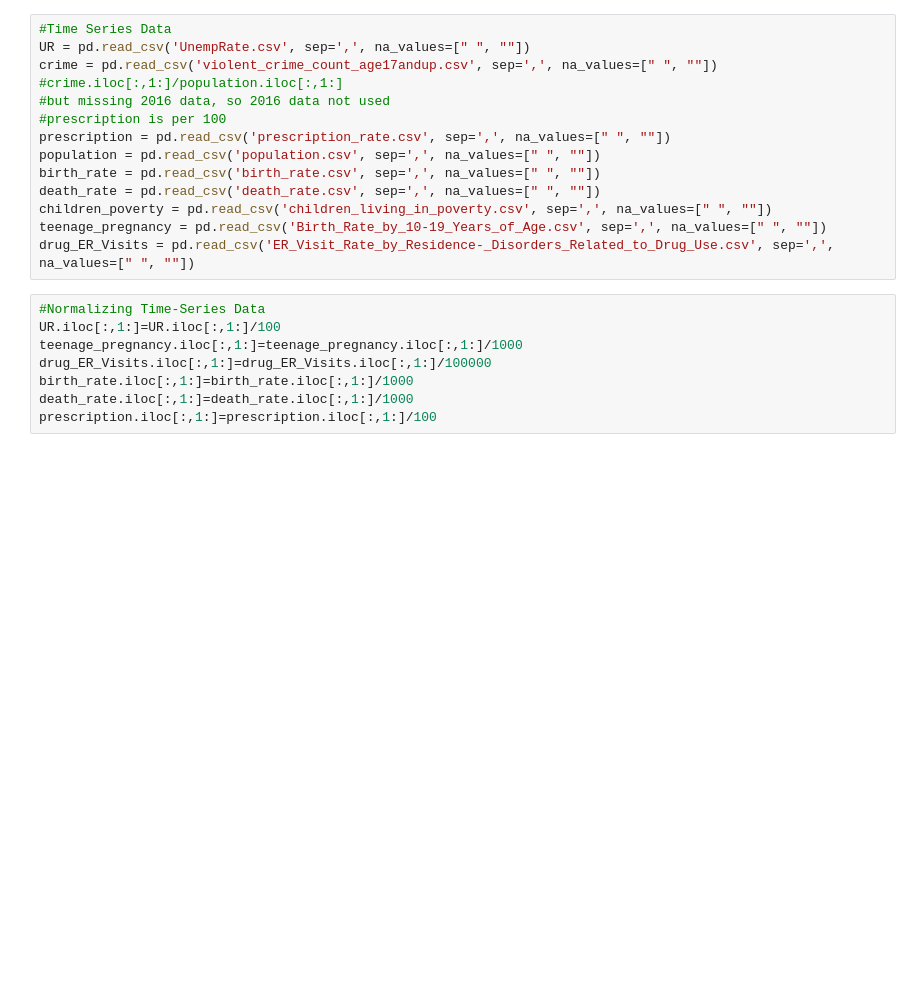
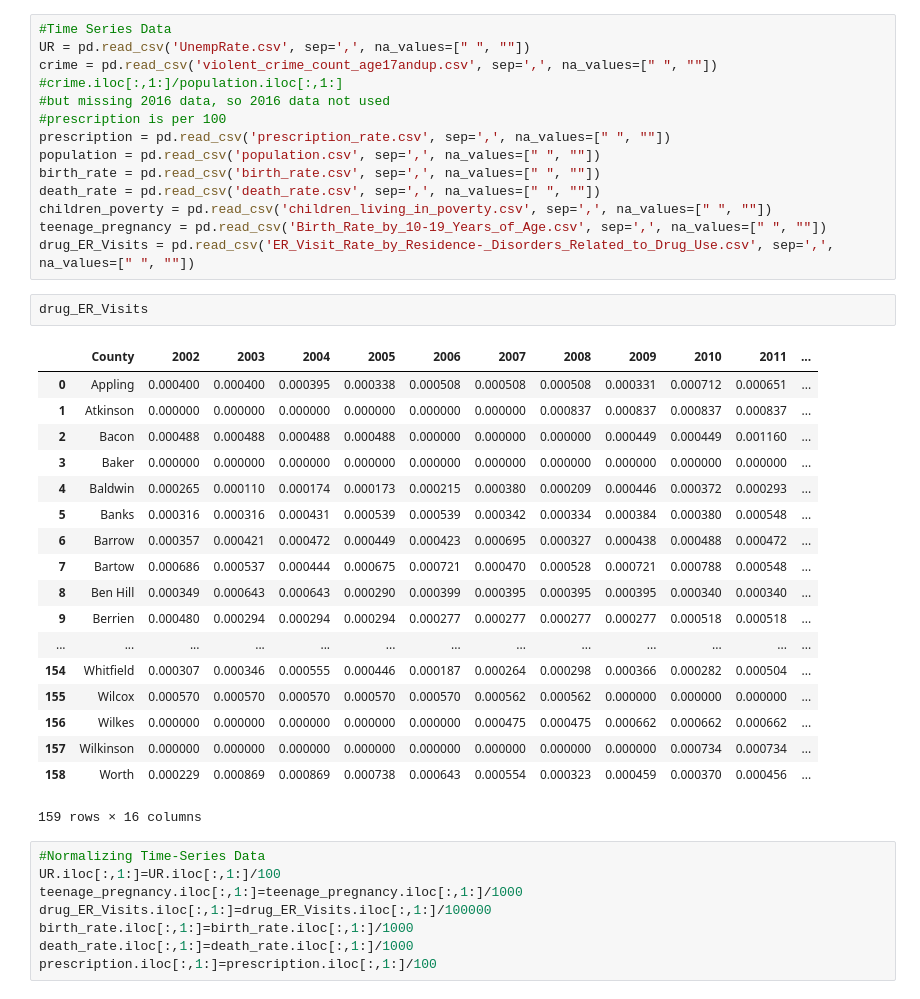
Before and after one commit to seungkwanbaek/GeorgiaOpioid, a Jupyter notebook: Aggregating Data.ipynb, the cells around one changed output. Drawn from its saved outputs; the diff is of its cells as text; blank space fills up the shorter version.

```diff
--- a/Aggregating Data.ipynb
+++ b/Aggregating Data.ipynb
@@ -27,6 +27,27 @@ death_rate = pd.read_csv('death_rate.csv', sep=',', na_values=[" ", ""])
 children_poverty = pd.read_csv('children_living_in_poverty.csv', sep=',', na_values=[" ", ""])
 teenage_pregnancy = pd.read_csv('Birth_Rate_by_10-19_Years_of_Age.csv', sep=',', na_values=[" ", ""])
 drug_ER_Visits = pd.read_csv('ER_Visit_Rate_by_Residence-_Disorders_Related_to_Drug_Use.csv', sep=',', na_values=[" ", ""])
+# %%
+drug_ER_Visits
+# %% [output]
+|  | County | 2002 | 2003 | 2004 | 2005 | 2006 | 2007 | 2008 | 2009 | 2010 | 2011 | ... |
+| 0 | Appling | 0.000400 | 0.000400 | 0.000395 | 0.000338 | 0.000508 | 0.000508 | 0.000508 | 0.000331 | 0.000712 | 0.000651 | ... |
+| 1 | Atkinson | 0.000000 | 0.000000 | 0.000000 | 0.000000 | 0.000000 | 0.000000 | 0.000837 | 0.000837 | 0.000837 | 0.000837 | ... |
+| 2 | Bacon | 0.000488 | 0.000488 | 0.000488 | 0.000488 | 0.000000 | 0.000000 | 0.000000 | 0.000449 | 0.000449 | 0.001160 | ... |
+| 3 | Baker | 0.000000 | 0.000000 | 0.000000 | 0.000000 | 0.000000 | 0.000000 | 0.000000 | 0.000000 | 0.000000 | 0.000000 | ... |
+| 4 | Baldwin | 0.000265 | 0.000110 | 0.000174 | 0.000173 | 0.000215 | 0.000380 | 0.000209 | 0.000446 | 0.000372 | 0.000293 | ... |
+| 5 | Banks | 0.000316 | 0.000316 | 0.000431 | 0.000539 | 0.000539 | 0.000342 | 0.000334 | 0.000384 | 0.000380 | 0.000548 | ... |
+| 6 | Barrow | 0.000357 | 0.000421 | 0.000472 | 0.000449 | 0.000423 | 0.000695 | 0.000327 | 0.000438 | 0.000488 | 0.000472 | ... |
+| 7 | Bartow | 0.000686 | 0.000537 | 0.000444 | 0.000675 | 0.000721 | 0.000470 | 0.000528 | 0.000721 | 0.000788 | 0.000548 | ... |
+| 8 | Ben Hill | 0.000349 | 0.000643 | 0.000643 | 0.000290 | 0.000399 | 0.000395 | 0.000395 | 0.000395 | 0.000340 | 0.000340 | ... |
+| 9 | Berrien | 0.000480 | 0.000294 | 0.000294 | 0.000294 | 0.000277 | 0.000277 | 0.000277 | 0.000277 | 0.000518 | 0.000518 | ... |
+| ... | ... | ... | ... | ... | ... | ... | ... | ... | ... | ... | ... | ... |
+| 154 | Whitfield | 0.000307 | 0.000346 | 0.000555 | 0.000446 | 0.000187 | 0.000264 | 0.000298 | 0.000366 | 0.000282 | 0.000504 | ... |
+| 155 | Wilcox | 0.000570 | 0.000570 | 0.000570 | 0.000570 | 0.000570 | 0.000562 | 0.000562 | 0.000000 | 0.000000 | 0.000000 | ... |
+| 156 | Wilkes | 0.000000 | 0.000000 | 0.000000 | 0.000000 | 0.000000 | 0.000475 | 0.000475 | 0.000662 | 0.000662 | 0.000662 | ... |
+| 157 | Wilkinson | 0.000000 | 0.000000 | 0.000000 | 0.000000 | 0.000000 | 0.000000 | 0.000000 | 0.000000 | 0.000734 | 0.000734 | ... |
+| 158 | Worth | 0.000229 | 0.000869 | 0.000869 | 0.000738 | 0.000643 | 0.000554 | 0.000323 | 0.000459 | 0.000370 | 0.000456 | ... |
+159 rows × 16 columns
 # %%
 #Normalizing Time-Series Data
 UR.iloc[:,1:]=UR.iloc[:,1:]/100
```
